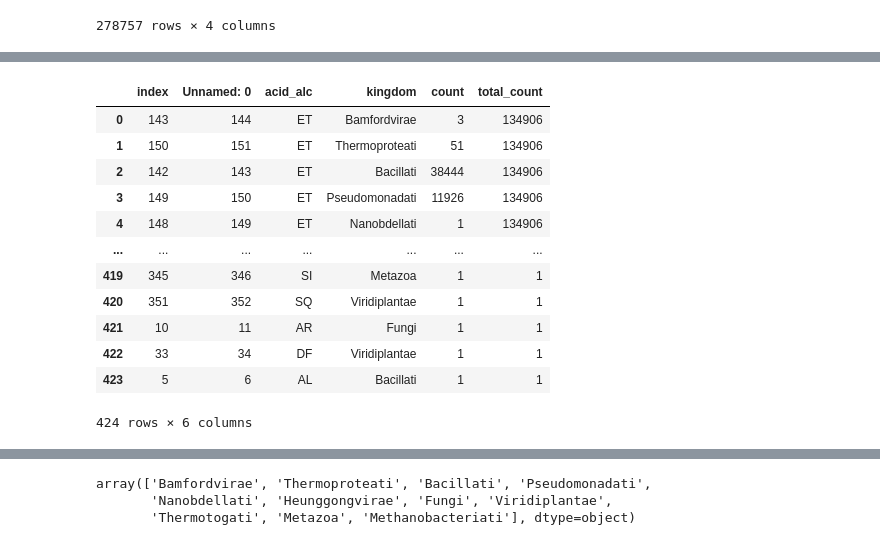
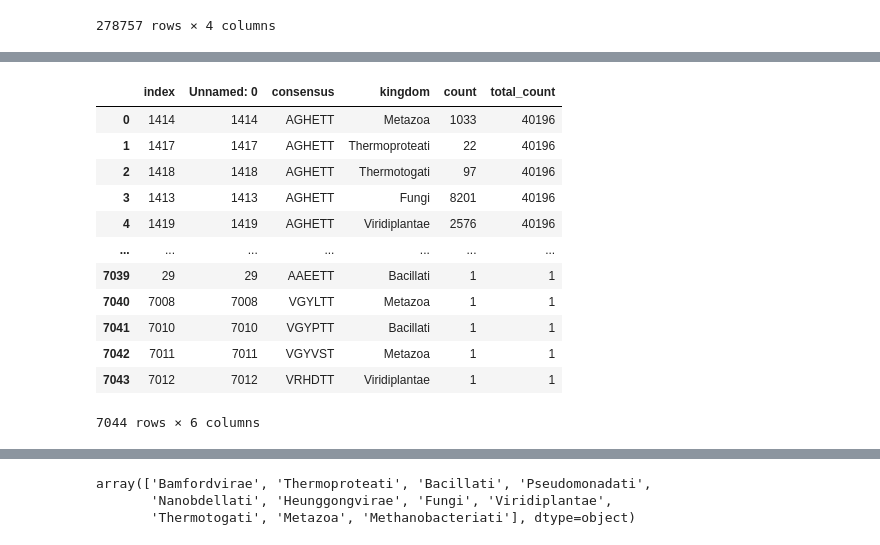
Before and after one commit to aleciagee/ihelix-residues-analysis, a Jupyter notebook: analysis/pfam_tax/pfam_r1r2_taxonomy.ipynb, the cells around one changed output, grey strips where cells are left out. Cells and saved outputs as stored; diff of their text form; code cells hidden in the pictures.

```diff
--- a/analysis/pfam_tax/pfam_r1r2_taxonomy.ipynb
+++ b/analysis/pfam_tax/pfam_r1r2_taxonomy.ipynb
@@ -246,23 +298,26 @@ result.to_csv('acidalc_kingdom.csv')
 # %%
-result_clean = pd.read_csv('acidalc_kingdom.csv')
+acidalc_clean = pd.read_csv('acidalc_kingdom.csv')
+consensus_clean = pd.read_csv('consensus_kingdom.csv')
 # %%
-final = (result_clean.sort_values(by='total_count', ascending=False)
+groupedacidalc_totalcount = (acidalc_clean.sort_values(by='total_count', ascending=False)
+         .reset_index()
+)
+groupedconsensus_totalcount = (consensus_clean.sort_values(by='total_count', ascending=False)
          .reset_index()
 )
 
-
-final
+groupedconsensus_totalcount
 # %% [output]
-|  | index | Unnamed: 0 | acid_alc | kingdom | count | total_count |
-| 0 | 143 | 144 | ET | Bamfordvirae | 3 | 134906 |
-| 1 | 150 | 151 | ET | Thermoproteati | 51 | 134906 |
-| 2 | 142 | 143 | ET | Bacillati | 38444 | 134906 |
-| 3 | 149 | 150 | ET | Pseudomonadati | 11926 | 134906 |
-| 4 | 148 | 149 | ET | Nanobdellati | 1 | 134906 |
+|  | index | Unnamed: 0 | consensus | kingdom | count | total_count |
+| 0 | 1414 | 1414 | AGHETT | Metazoa | 1033 | 40196 |
+| 1 | 1417 | 1417 | AGHETT | Thermoproteati | 22 | 40196 |
+| 2 | 1418 | 1418 | AGHETT | Thermotogati | 97 | 40196 |
+| 3 | 1413 | 1413 | AGHETT | Fungi | 8201 | 40196 |
+| 4 | 1419 | 1419 | AGHETT | Viridiplantae | 2576 | 40196 |
 | ... | ... | ... | ... | ... | ... | ... |
-| 419 | 345 | 346 | SI | Metazoa | 1 | 1 |
-| 420 | 351 | 352 | SQ | Viridiplantae | 1 | 1 |
-| 421 | 10 | 11 | AR | Fungi | 1 | 1 |
-| 422 | 33 | 34 | DF | Viridiplantae | 1 | 1 |
-| 423 | 5 | 6 | AL | Bacillati | 1 | 1 |
+| 7039 | 29 | 29 | AAEETT | Bacillati | 1 | 1 |
+| 7040 | 7008 | 7008 | VGYLTT | Metazoa | 1 | 1 |
+| 7041 | 7010 | 7010 | VGYPTT | Bacillati | 1 | 1 |
+| 7042 | 7011 | 7011 | VGYVST | Metazoa | 1 | 1 |
+| 7043 | 7012 | 7012 | VRHDTT | Viridiplantae | 1 | 1 |
-424 rows × 6 columns
+7044 rows × 6 columns
```
Also changed, not shown: parts of 38 cells of this notebook, 6 other files.
